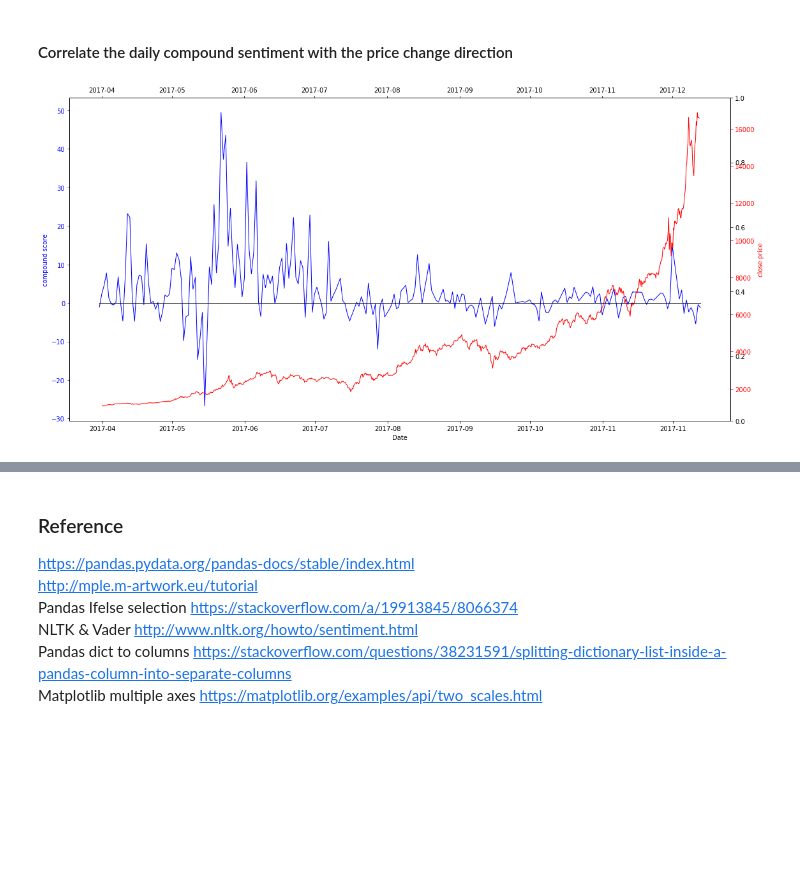
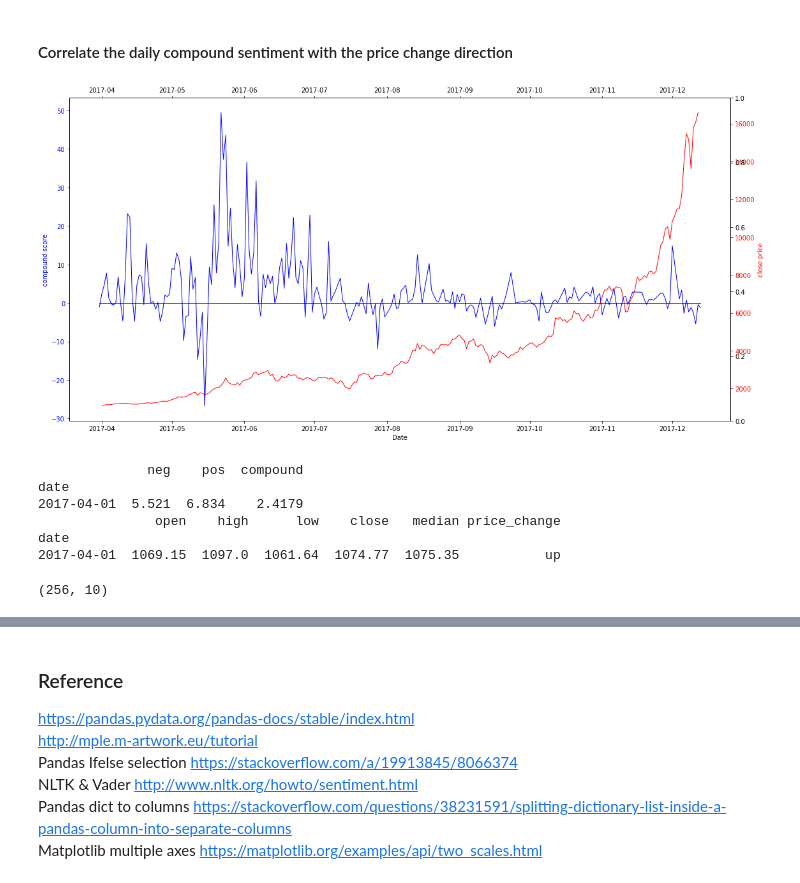
Before and after one commit to Liam-O/Data620, a Jupyter notebook: FinalProject/getting_btc_price.ipynb, the cells around one changed output, grey strips where cells are left out. Drawn from its saved outputs; the diff is of its cells as text; code cells hidden in the pictures; blank space fills up the shorter version.

```diff
--- a/FinalProject/getting_btc_price.ipynb
+++ b/FinalProject/getting_btc_price.ipynb
@@ -352,28 +356,43 @@ plt.show()
 #### Correlate the daily compound sentiment with the price change direction
 # %%
 df1 = twt_clean_daily[pd.to_datetime("2017-04-01").date():]
-df2 = btc_ohlc_6h[pd.to_datetime("2017-04-01").date():]
+df2 = btc_ohlc[pd.to_datetime("2017-04-01").date():]
 
 fig, ax1 = plt.subplots(figsize=(16, 8))
 ax1.plot(twt_clean_daily.index, twt_clean_daily["compound"], linewidth=1,color="blue")
 ax1.set_xlabel('Date')
 
 # Make the y-axis label, ticks and tick labels match the line color.
 ax1.set_ylabel('compound score', color='blue')
 ax1.tick_params('y', colors='blue')
 
 ax2 = ax1.twinx()
 
 ax2.plot(df2.index, df2["close"], linewidth=1,color="red")
 ax2.set_ylabel('close price', color='red')
 ax2.tick_params('y', colors='red')
 
 ax3 = ax1.twinx()
 ax3 = ax1.twiny()
 ax3.plot(twt_clean_daily.index,np.repeat(0,len(twt_clean_daily.index)),
          linewidth=1,color="black")
 
 fig.tight_layout()
 plt.show()
 # %% [output]
-[figure, old version]
+[figure, new version]
+# %%
+print(df1.head(1))
+print(df2.head(1))
+# %% [output]
+              neg    pos  compound
+date
+2017-04-01  5.521  6.834    2.4179
+               open    high      low    close   median price_change
+date
+2017-04-01  1069.15  1097.0  1061.64  1074.77  1075.35           up
+# %%
+btc_twt = pd.merge(df2.reset_index(),df1.reset_index(),"left")
+btc_twt.shape
+# %% [output]
+(256, 10)
```
Also changed, not shown: parts of 11 cells of this notebook.
